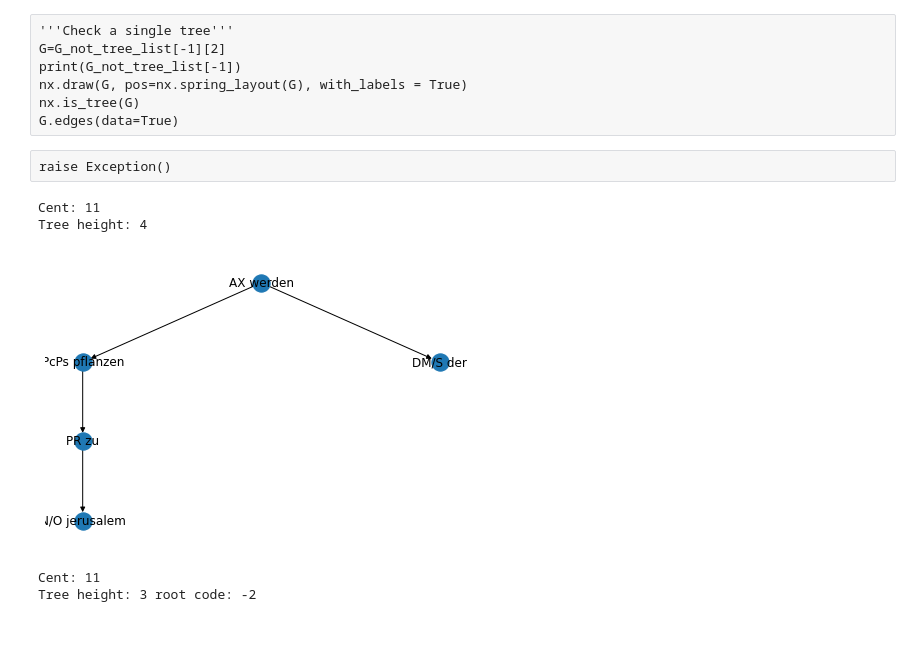
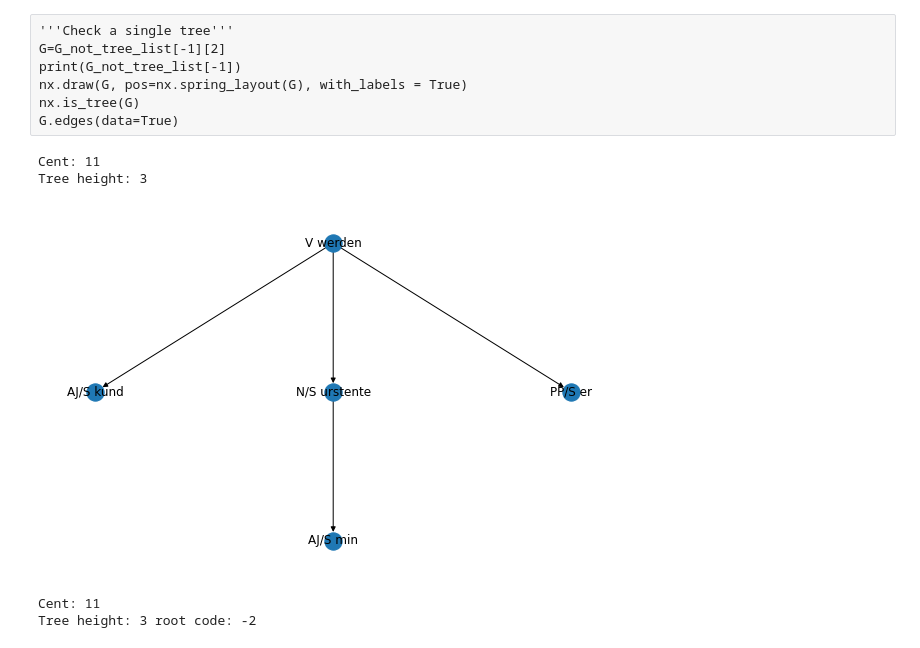
Before and after one commit to bravandi/hierarchical-syntactic-networks, a Jupyter notebook: polyarchy analysis.ipynb, the cells around one changed output. Cells and saved outputs as stored; diff of their text form; code cells hidden in the pictures.

```diff
--- a/polyarchy analysis.ipynb
+++ b/polyarchy analysis.ipynb
@@ -288,4 +287,0 @@ Interaction count > 1 --> 1
-# %%
-cent = '11'
-cent_raw_df[cent]
-cent_df_dict[cent]
@@ -397,7 +387,14 @@ G_list = {}
 G_not_tree_list = {}
 root_codes = [1, -1, -2] # tree, '', cycle (why cycle valentina?)
 
-type_source_target = 0
+if enforce_single_function:
+    type_source_target = 0
+else:
+    type_source_target = 1
+    pass
+
+print('type_source_target:', type_source_target)
+
 col_source = ['Source Single Func', 'Source All Funcs'][type_source_target]
 col_target = ['Target Single Func', 'Target All Funcs'][type_source_target]
 
@@ -616,33 +613,32 @@ print(G_not_tree_list[-1])
 nx.draw(G, pos=nx.spring_layout(G), with_labels = True)
 nx.is_tree(G)
 G.edges(data=True)
-# %% [raw]
-raise Exception()
 # %%
 '''
 Visualize a Tree
 '''
 # https://stackoverflow.com/questions/57512155/how-to-draw-a-tree-more-beautifully-in-networkx
 # from networkx.drawing.nx_pydot import graphviz_layout
 # pos = graphviz_layout(giant, prog="circo")
 
 # https://stackoverflow.com/questions/29586520/can-one-get-hierarchical-graphs-from-networkx-with-python-3/29597209#29597209
-index_tree = [0, 515, 400][0]
+plt.figure(figsize=(8, 5)) # , dpi=100
+index_tree = [52, 461, 400][0]
 
 tree_root = G_list[cent][index_tree]['root']
 G = G_list[cent][index_tree]['G']
 
 pos = hierarchy_pos(G, root=tree_root)
 
 nx.draw(G, pos=pos, with_labels = True)
 
 # nx.draw(giant, pos=nx.spring_layout(giant), with_labels = True)
 print('Cent:', cent)
 print('Tree height:', len(set([v[1] for v in pos.values()])))
 # %% [output]
 Cent: 11
-Tree height: 4
+Tree height: 3
-[figure, old version]
+[figure, new version]
 # %%
 '''
 Visualize a not tree sentence
```
Also changed, not shown: parts of 55 cells of this notebook.
